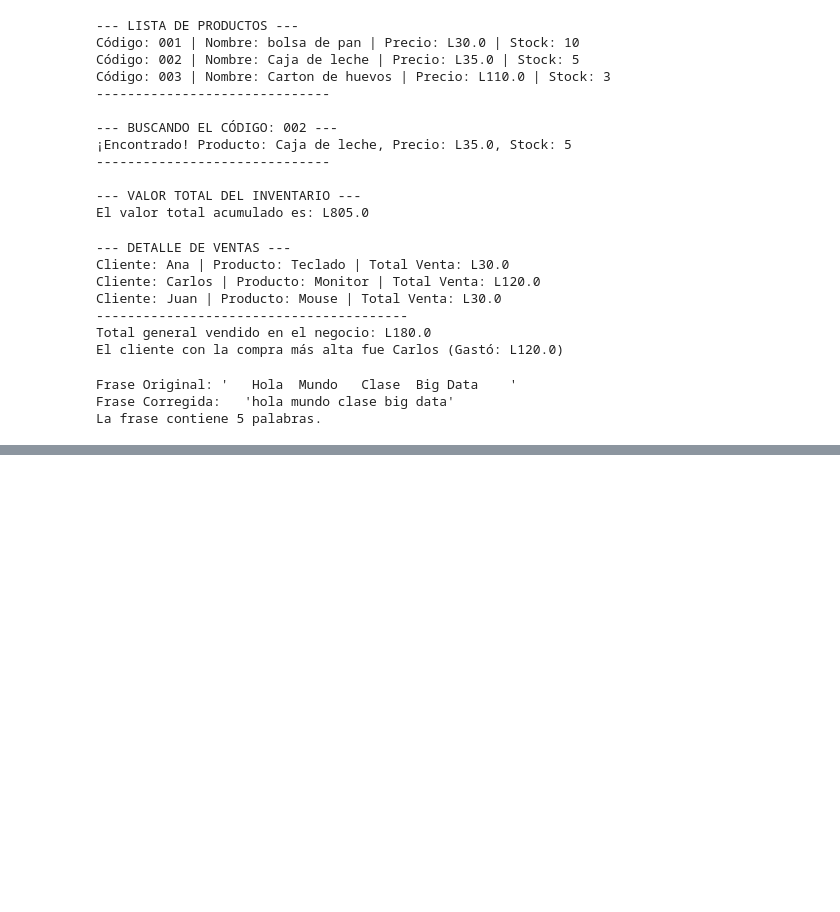
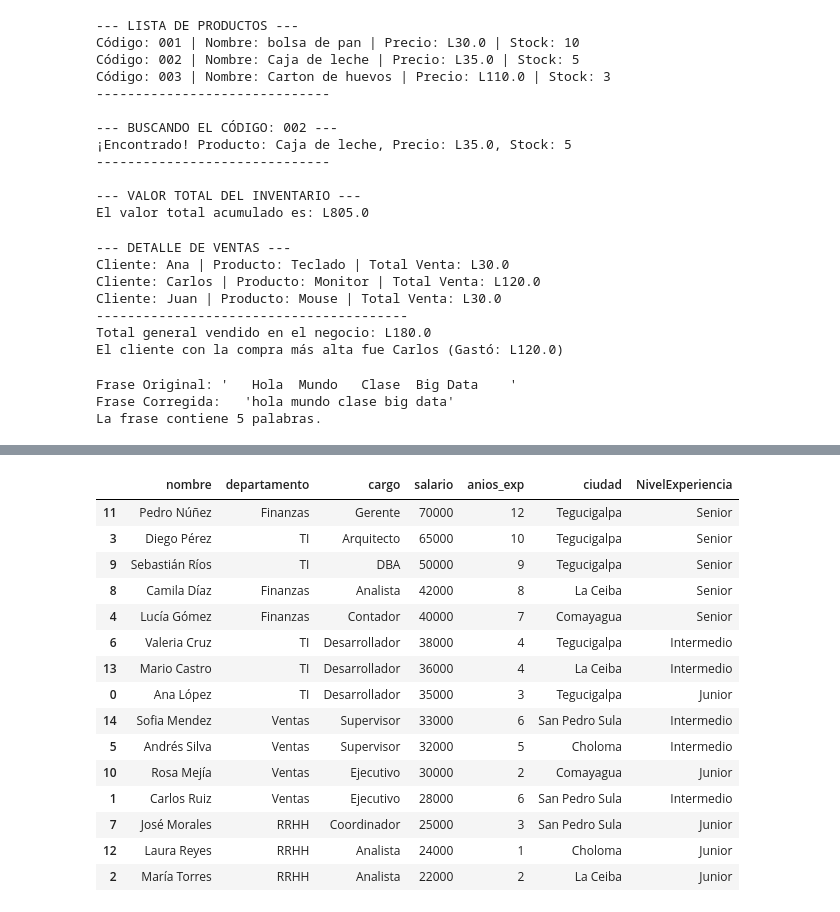
Before and after one commit to warthunderlover/bigdata_primerparcial, a Jupyter notebook: notebooks/BrayanMartinez_practicaPython.ipynb, the cells around one changed output, grey strips where cells are left out. Cells and saved outputs as stored; diff of their text form; code cells hidden in the pictures; blank space fills up the shorter version.

```diff
--- a/notebooks/BrayanMartinez_practicaPython.ipynb
+++ b/notebooks/BrayanMartinez_practicaPython.ipynb
@@ -473,0 +765,65 @@ La frase contiene 5 palabras.
+# %%
+#ejercicio 20_  Mini analisis de datos tipo empresa
+#enunciado: Cree un DataFrame con información de empleados.
+# • Incluya nombre, departamento, cargo, salario, años de experiencia y ciudad.
+# • Muestre los primeros registros.
+# • Muestre estadísticas generales de salarios.
+# • Calcule el salario promedio por departamento.
+# • Encuentre el empleado con salario más alto.
+# • Muestre empleados con más de 5 años de experiencia.
+# • Ordene empleados por salario.
+# • Cree una columna NivelExperiencia: Junior, Intermedio o Senior.
+
+import pandas as pd
+from IPython.display import display
+
+empleados = {
+    'nombre':       ['Ana López',    'Carlos Ruiz',  'María Torres', 'Diego Pérez',
+                     'Lucía Gómez',  'Andrés Silva', 'Valeria Cruz', 'José Morales',
+                     'Camila Díaz',  'Sebastián Ríos','Rosa Mejía',  'Pedro Núñez',
+                     'Laura Reyes',  'Mario Castro', 'Sofia Mendez'],
+    'departamento': ['TI',        'Ventas',    'RRHH',     'TI',       'Finanzas',
+                     'Ventas',    'TI',        'RRHH',     'Finanzas', 'TI',
+                     'Ventas',    'Finanzas',  'RRHH',     'TI',       'Ventas'],
+    'cargo':        ['Desarrollador', 'Ejecutivo',   'Analista',    'Arquitecto',  'Contador',
+                     'Supervisor',    'Desarrollador','Coordinador', 'Analista',    'DBA',
+                     'Ejecutivo',     'Gerente',      'Analista',    'Desarrollador','Supervisor'],
+    'salario':      [35000, 28000, 22000, 65000, 40000,
+                     32000, 38000, 25000, 42000, 50000,
+                     30000, 70000, 24000, 36000, 33000],
+    'anios_exp':    [3,  6,  2,  10, 7,
+                     5,  4,  3,  8,  9,
+                     2,  12, 1,  4,  6],
+    'ciudad':       ['Tegucigalpa', 'San Pedro Sula', 'La Ceiba',     'Tegucigalpa', 'Comayagua',
+                     'Choloma',     'Tegucigalpa',    'San Pedro Sula','La Ceiba',   'Tegucigalpa',
+                     'Comayagua',   'Tegucigalpa',    'Choloma',       'La Ceiba',   'San Pedro Sula']
+}
+
+df = pd.DataFrame(empleados)
+
+salario_promedio = df.groupby('departamento')['salario'].mean().round(2)
+hola = df.loc[df['salario'].idxmax()] #<- lo que esto hace es que primero, se hace la busqueda del salario mas alto y con el idxmax solo devuelvo el indice en el que esta este valor, despues con el loc le digo al código "dame la fila completa que tiene el indice correspondiente" y por eso cuando se hace el display(hola) se muestra toda la información del empleado con el salario más alto y no solo el salario.
+
+def nivel_exp(anios):
+    if anios <= 3:
+        return 'Junior'
+    elif anios <= 6:
+        return 'Intermedio'
+    else:
+        return 'Senior'
+anios_exp = df['NivelExperiencia'] = df['anios_exp'].apply(nivel_exp)
+
+print("Primeros registros:")
+display(df.head())
+print("\nEstadísticas generales de salarios:")
+display(df['salario'].describe().round(2))
+print("\nSalario promedio por departamento:")
+display(salario_promedio)
+print('\n Empleado con el salario más alto:')
+display(hola)
+print('\n Empleados con más de 5 años de experiencia:')
+display(df[df['anios_exp'] > 5])
+print('\n Empleados ordenados por salario (de mayor a menor):')
+display(df.sort_values(by='salario',ascending=False))
+display(df)
+# %% [output]
@@ -473,0 +872,16 @@ La frase contiene 5 palabras.
+|  | nombre | departamento | cargo | salario | anios_exp | ciudad | NivelExperiencia |
+| 11 | Pedro Núñez | Finanzas | Gerente | 70000 | 12 | Tegucigalpa | Senior |
+| 3 | Diego Pérez | TI | Arquitecto | 65000 | 10 | Tegucigalpa | Senior |
+| 9 | Sebastián Ríos | TI | DBA | 50000 | 9 | Tegucigalpa | Senior |
+| 8 | Camila Díaz | Finanzas | Analista | 42000 | 8 | La Ceiba | Senior |
+| 4 | Lucía Gómez | Finanzas | Contador | 40000 | 7 | Comayagua | Senior |
+| 6 | Valeria Cruz | TI | Desarrollador | 38000 | 4 | Tegucigalpa | Intermedio |
+| 13 | Mario Castro | TI | Desarrollador | 36000 | 4 | La Ceiba | Intermedio |
+| 0 | Ana López | TI | Desarrollador | 35000 | 3 | Tegucigalpa | Junior |
+| 14 | Sofia Mendez | Ventas | Supervisor | 33000 | 6 | San Pedro Sula | Intermedio |
+| 5 | Andrés Silva | Ventas | Supervisor | 32000 | 5 | Choloma | Intermedio |
+| 10 | Rosa Mejía | Ventas | Ejecutivo | 30000 | 2 | Comayagua | Junior |
+| 1 | Carlos Ruiz | Ventas | Ejecutivo | 28000 | 6 | San Pedro Sula | Intermedio |
+| 7 | José Morales | RRHH | Coordinador | 25000 | 3 | San Pedro Sula | Junior |
+| 12 | Laura Reyes | RRHH | Analista | 24000 | 1 | Choloma | Junior |
+| 2 | María Torres | RRHH | Analista | 22000 | 2 | La Ceiba | Junior |
```
Also changed, not shown: parts of 5 cells of this notebook, 1 other file.
